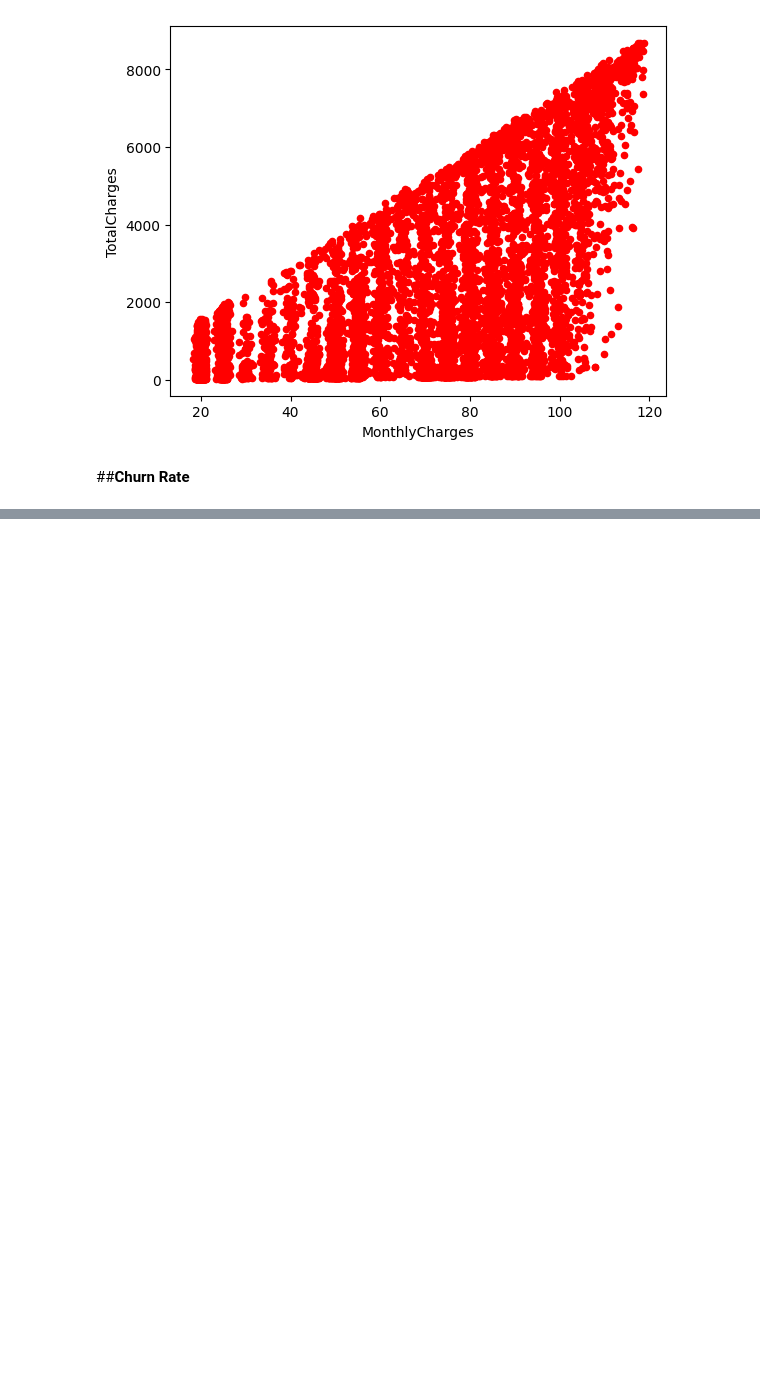
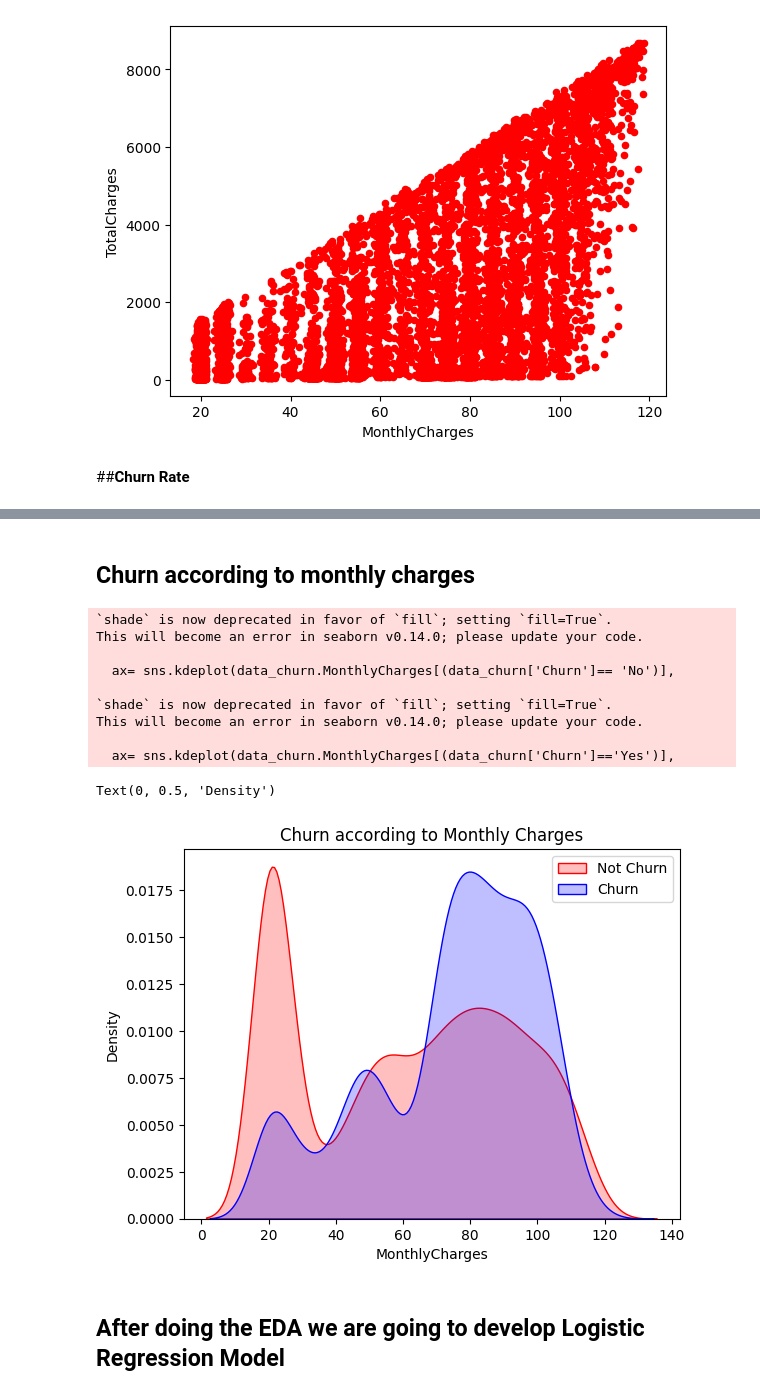
Before and after one commit to AayushPaigwar/-CodeClause-Churn_Prediction, a Jupyter notebook: Churn_Prediction.ipynb, the cells around one changed output, grey strips where cells are left out. Saved outputs shown, nothing was run; the diff lists cells and outputs as text; code cells hidden in the pictures; blank space fills up the shorter version.

```diff
--- a/Churn_Prediction.ipynb
+++ b/Churn_Prediction.ipynb
@@ -290,0 +327,25 @@ data_churn[['MonthlyCharges','TotalCharges']].plot.scatter(x='MonthlyCharges', y
+# %% [markdown]
+## **Churn according to monthly charges**
+# %%
+ax= sns.kdeplot(data_churn.MonthlyCharges[(data_churn['Churn']== 'No')],
+                color='Red',shade=True)
+ax= sns.kdeplot(data_churn.MonthlyCharges[(data_churn['Churn']=='Yes')],
+                color = 'Blue',shade= True)
+
+ax.set_title('Churn according to Monthly Charges')
+ax.legend(['Not Churn','Churn'],loc='upper right')
+ax.set_ylabel('Density')
+# %% [output]
+`shade` is now deprecated in favor of `fill`; setting `fill=True`.
+This will become an error in seaborn v0.14.0; please update your code.
+
+  ax= sns.kdeplot(data_churn.MonthlyCharges[(data_churn['Churn']== 'No')],
+
+`shade` is now deprecated in favor of `fill`; setting `fill=True`.
+This will become an error in seaborn v0.14.0; please update your code.
+
+  ax= sns.kdeplot(data_churn.MonthlyCharges[(data_churn['Churn']=='Yes')],
+Text(0, 0.5, 'Density')
+[figure, added]
+# %% [markdown]
+## **After doing the EDA we are going to develop Logistic Regression Model**
```
Also changed, not shown: parts of 11 cells of this notebook.
